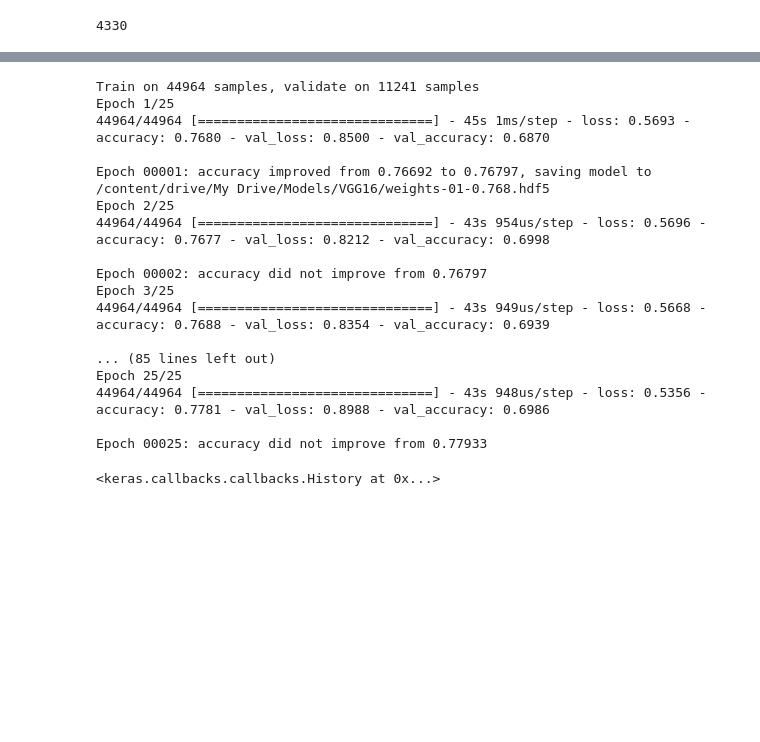
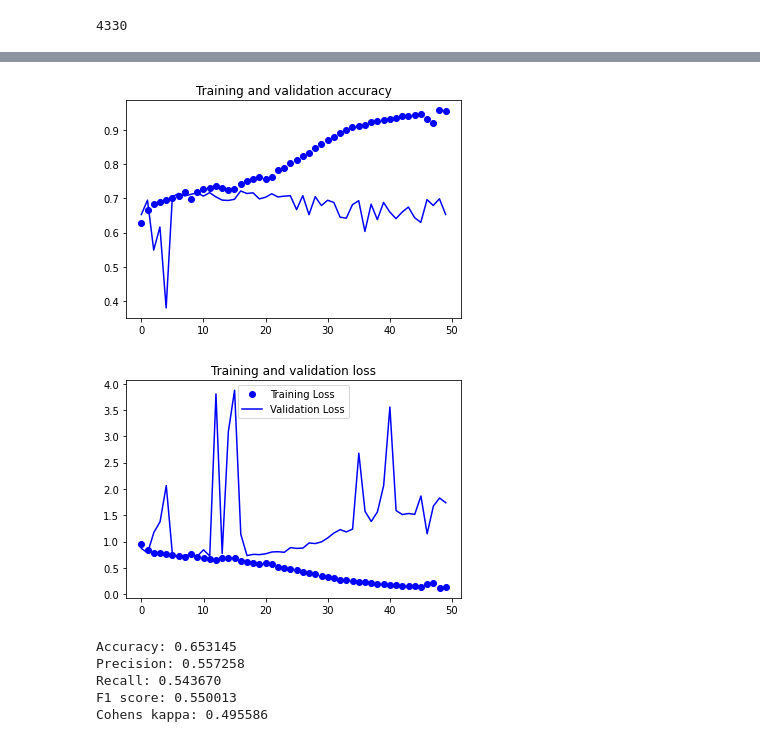
Before and after one commit to SrivenkateswaraRao/Research-Project, a Jupyter notebook: Pest_VGG16.ipynb, the cells around one changed output, grey strips where cells are left out. Drawn from its saved outputs; the diff is of its cells as text; code cells hidden in the pictures; blank space fills up the shorter version.

```diff
--- a/Pest_VGG16.ipynb
+++ b/Pest_VGG16.ipynb
@@ -103,8 +75,8 @@ Non-trainable params: 0
 _________________________________________________________________
 # %%
 from keras.models import Model
-layerName = 'block1_pool'
-mymodel = Model(inputs= vgg.input , outputs=vgg.get_layer(layerName).output)
+layerName = 'block2_pool'
+mymodel = Model(inputs= vgg16.input , outputs=vgg16.get_layer(layerName).output)
 mymodel.summary()
 # %% [output]
 Model: "model_1"
@@ -140,7 +114,7 @@ model.add(GlobalAveragePooling2D())
 model.add(Dense(64, activation='relu'))
 model.add(BatchNormalization())
 model.add(Dense(6, activation='softmax'))
-model.layers[0].trainable = False
+model.layers[0].trainable = True
 
 # compile the model
 model.compile(optimizer='adam',
@@ -215,24 +181,18 @@ json.dump(str(history_dict), open('/content/drive/My Drive/Models/VGG16/History/
-# %%
-
-from keras.models import load_model
-model = load_model("/content/drive/My Drive/Models/VGG16/weights-25-0.767.hdf5")
-model.fit(trainX,trainY,verbose=1,epochs=25,validation_data=(testX,testY),callbacks=[checkpoint])
-# %% [output]
-Train on 44964 samples, validate on 11241 samples
-Epoch 1/25
-44964/44964 [==============================] - 45s 1ms/step - loss: 0.5693 - accuracy: 0.7680 - val_loss: 0.8500 - val_accuracy: 0.6870
-
-Epoch 00001: accuracy improved from 0.76692 to 0.76797, saving model to /content/drive/My Drive/Models/VGG16/weights-01-0.768.hdf5
-Epoch 2/25
-44964/44964 [==============================] - 43s 954us/step - loss: 0.5696 - accuracy: 0.7677 - val_loss: 0.8212 - val_accuracy: 0.6998
-
-Epoch 00002: accuracy did not improve from 0.76797
-Epoch 3/25
-44964/44964 [==============================] - 43s 949us/step - loss: 0.5668 - accuracy: 0.7688 - val_loss: 0.8354 - val_accuracy: 0.6939
-
-... (85 lines left out)
-Epoch 25/25
-44964/44964 [==============================] - 43s 948us/step - loss: 0.5356 - accuracy: 0.7781 - val_loss: 0.8988 - val_accuracy: 0.6986
-
-Epoch 00025: accuracy did not improve from 0.77933
-<keras.callbacks.callbacks.History at 0x...>
+# %%
+acc = model.history.history['accuracy']
+val_accuracy = model.history.history['val_accuracy']
+loss  =  model.history.history['loss']
+val_loss = model.history.history['val_loss']
+# %%
+support.GenerateGraphs(acc, val_accuracy, loss, val_loss)
+# %% [output]
+[figure, added]
+[figure, added]
+# %%
+support.PrintMetrics(testX_Pred,testY_Pred,model)
+# %% [output]
+Accuracy: 0.653145
+Precision: 0.557258
+Recall: 0.543670
+F1 score: 0.550013
+Cohens kappa: 0.495586
```
Also changed, not shown: parts of 18 cells of this notebook.
